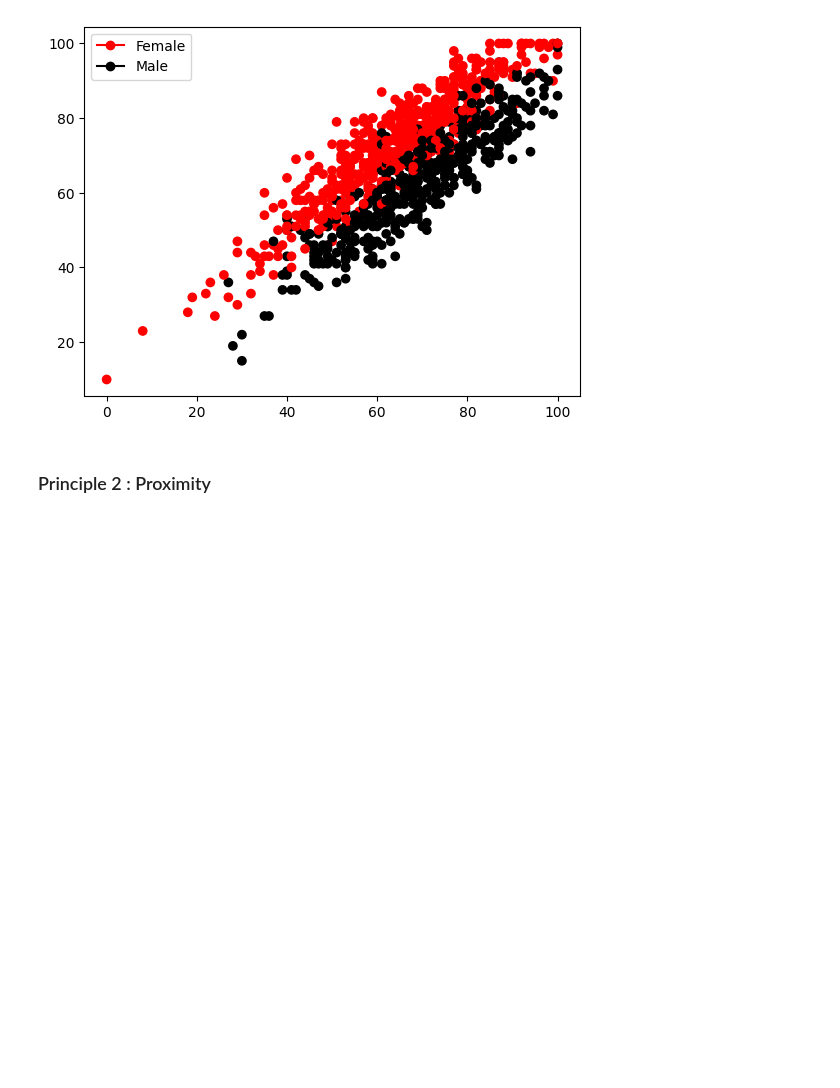
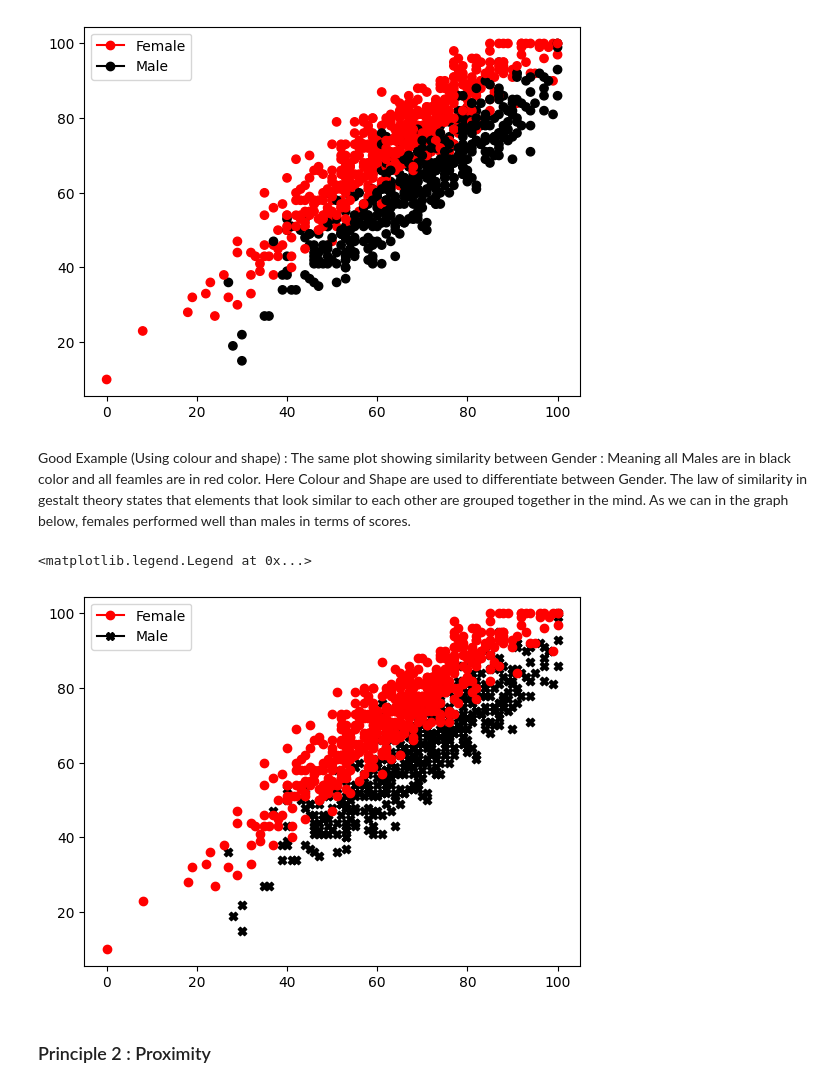
Before and after one commit to predinfer/project-gestalt, a Jupyter notebook: gestalt_2.ipynb, the cells around one changed output. Cells and saved outputs as stored; diff of their text form; code cells hidden in the pictures; blank space fills up the shorter version.

Commit message:
Made small changes and added 1 extra plot

```diff
--- a/gestalt_2.ipynb
+++ b/gestalt_2.ipynb
@@ -59,6 +49,25 @@ plt.legend(handles=legend_elements)
 # %% [output]
 <matplotlib.legend.Legend at 0x...>
 [figure]
+# %% [markdown]
+Good Example (Using colour and shape) : The same plot showing similarity between Gender : Meaning all Males are in black color and all feamles are in red color.
+Here Colour and Shape are used to differentiate between Gender.
+The law of similarity in gestalt theory states that elements that look similar to each other are grouped together in the mind.
+As we can in the graph below, females performed well than males in terms of scores.
+# %%
+
+df_students_male=df_students[df_students['gender']=='male']
+df_students_female=df_students[df_students['gender']=='female']
+
+plt.scatter(df_students_male['math score'], df_students_male['writing score'],c='black',marker='X')
+plt.scatter(df_students_female['math score'], df_students_female['writing score'], c='red')
+
+legend_elements = [Line2D([0], [0], marker='o',color='red', label='Female'),
+                   Line2D([0], [0], marker='X', color='black', label='Male')]
+plt.legend(handles=legend_elements)
+# %% [output]
+<matplotlib.legend.Legend at 0x...>
+[figure, added]
 # %% [markdown]
 ### Principle 2 : Proximity
 # %% [markdown]
```
Also changed, not shown: parts of 8 cells of this notebook.
